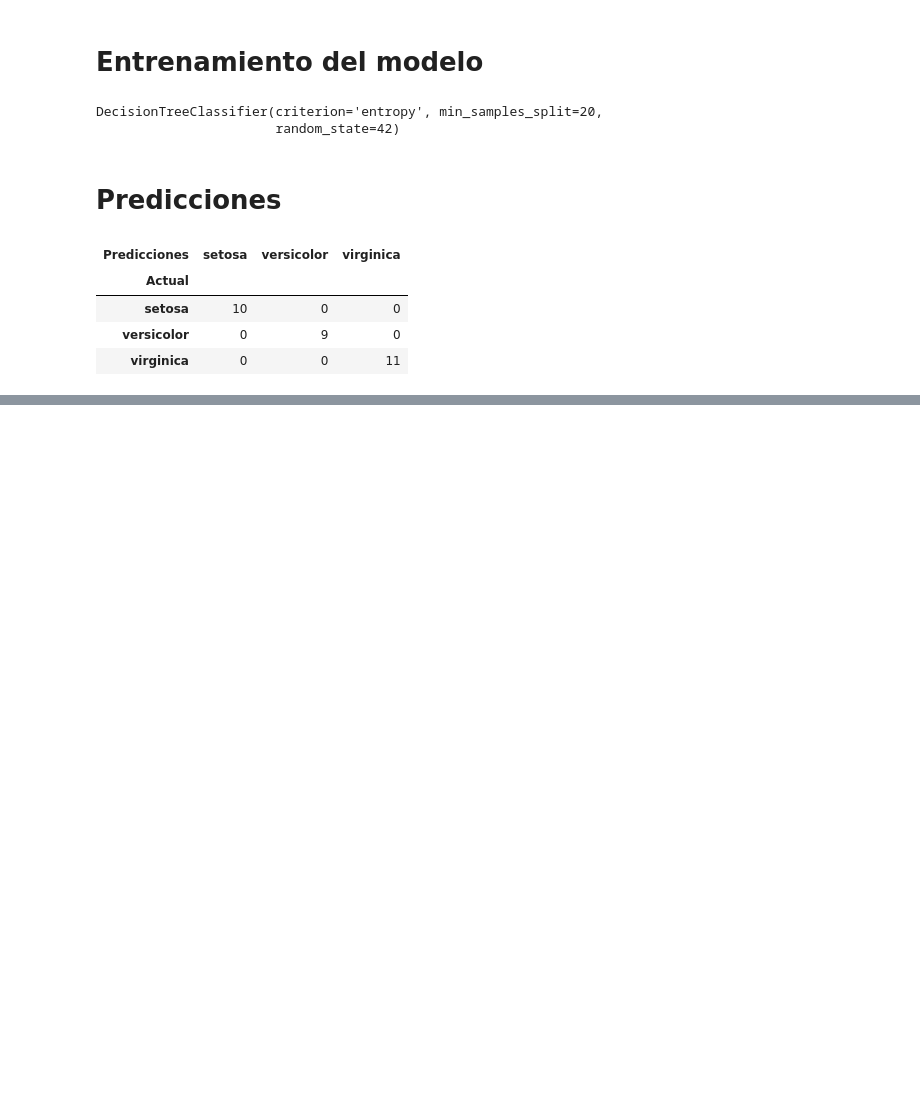
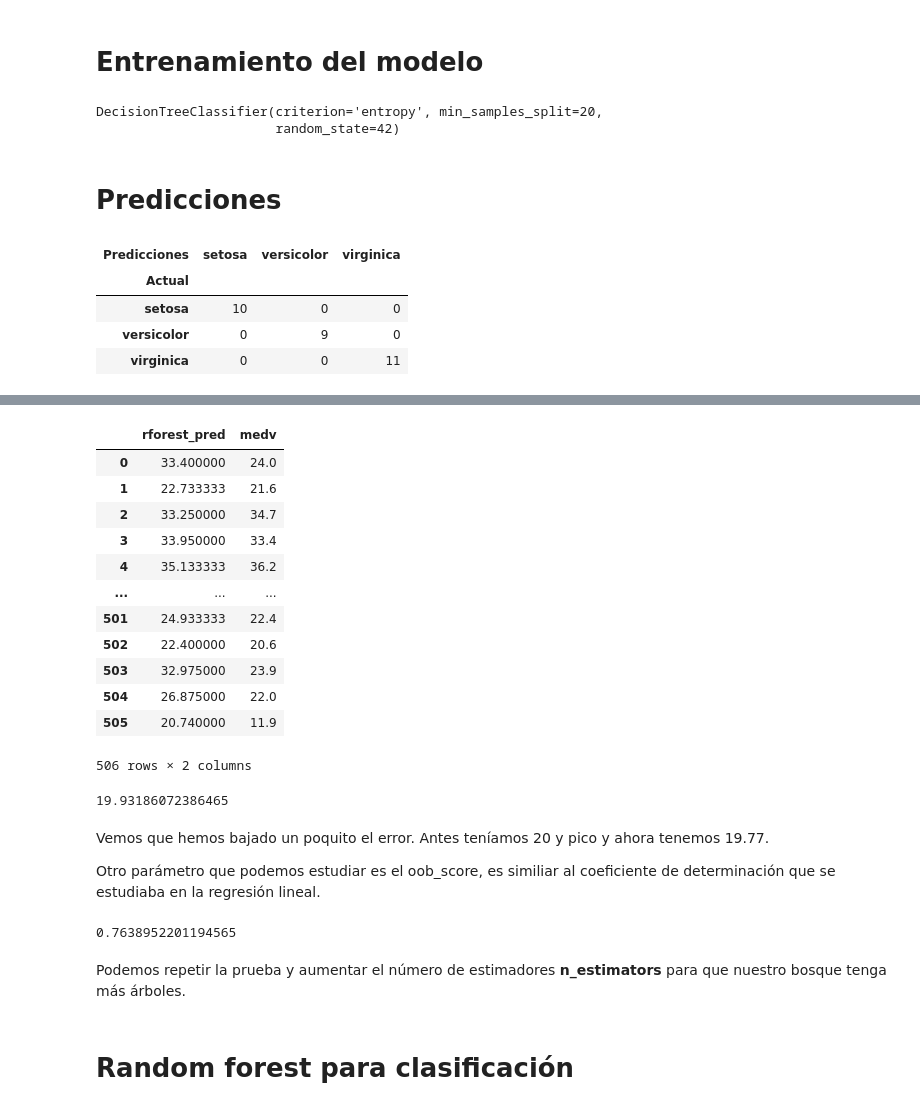
Before and after one commit to jclopeza/machine-learning, a Jupyter notebook: 04-arboles-y-bosques-aleatorios.ipynb, the cells around one changed output, grey strips where cells are left out. Cells and saved outputs as stored; diff of their text form; code cells hidden in the pictures; blank space fills up the shorter version.

```diff
--- a/04-arboles-y-bosques-aleatorios.ipynb
+++ b/04-arboles-y-bosques-aleatorios.ipynb
@@ -145,0 +388,7 @@ pd.crosstab(y_test, preds, rownames=["Actual"], colnames=["Predicciones"])
+# %%
+# n_jobs: tareas en paralelo
+# oob_score: hace un muestreo aleatorio
+# n_estimators: nº de árboles
+forest = RandomForestRegressor(n_jobs=2, oob_score=True, n_estimators=10)
+# %%
+forest.fit(X,y)
@@ -145,0 +417,35 @@ pd.crosstab(y_test, preds, rownames=["Actual"], colnames=["Predicciones"])
+# %%
+data["rforest_pred"] = forest.oob_prediction_
+data[["rforest_pred", "medv"]]
+# %% [output]
+|  | rforest_pred | medv |
+| 0 | 33.400000 | 24.0 |
+| 1 | 22.733333 | 21.6 |
+| 2 | 33.250000 | 34.7 |
+| 3 | 33.950000 | 33.4 |
+| 4 | 35.133333 | 36.2 |
+| ... | ... | ... |
+| 501 | 24.933333 | 22.4 |
+| 502 | 22.400000 | 20.6 |
+| 503 | 32.975000 | 23.9 |
+| 504 | 26.875000 | 22.0 |
+| 505 | 20.740000 | 11.9 |
+506 rows × 2 columns
+# %%
+# Calculo del error cuadrádico medio para la regresión. Aquí no necesitamos validación cruzada.
+data["rforest_error"] = (data["rforest_pred"] - data["medv"]) ** 2
+sum(data["rforest_error"]) / len(data)
+# %% [output]
+19.93186072386465
+# %% [markdown]
+Vemos que hemos bajado un poquito el error. Antes teníamos 20 y pico y ahora tenemos 19.77.
+
+Otro parámetro que podemos estudiar es el oob_score, es similiar al coeficiente de determinación que se estudiaba en la regresión lineal.
+# %%
+forest.oob_score_
+# %% [output]
+0.7638952201194565
+# %% [markdown]
+Podemos repetir la prueba y aumentar el número de estimadores **n_estimators** para que nuestro bosque tenga más árboles.
+# %% [markdown]
+# Random forest para clasificación
```
Also changed, not shown: parts of 52 cells of this notebook, 8 other files.
